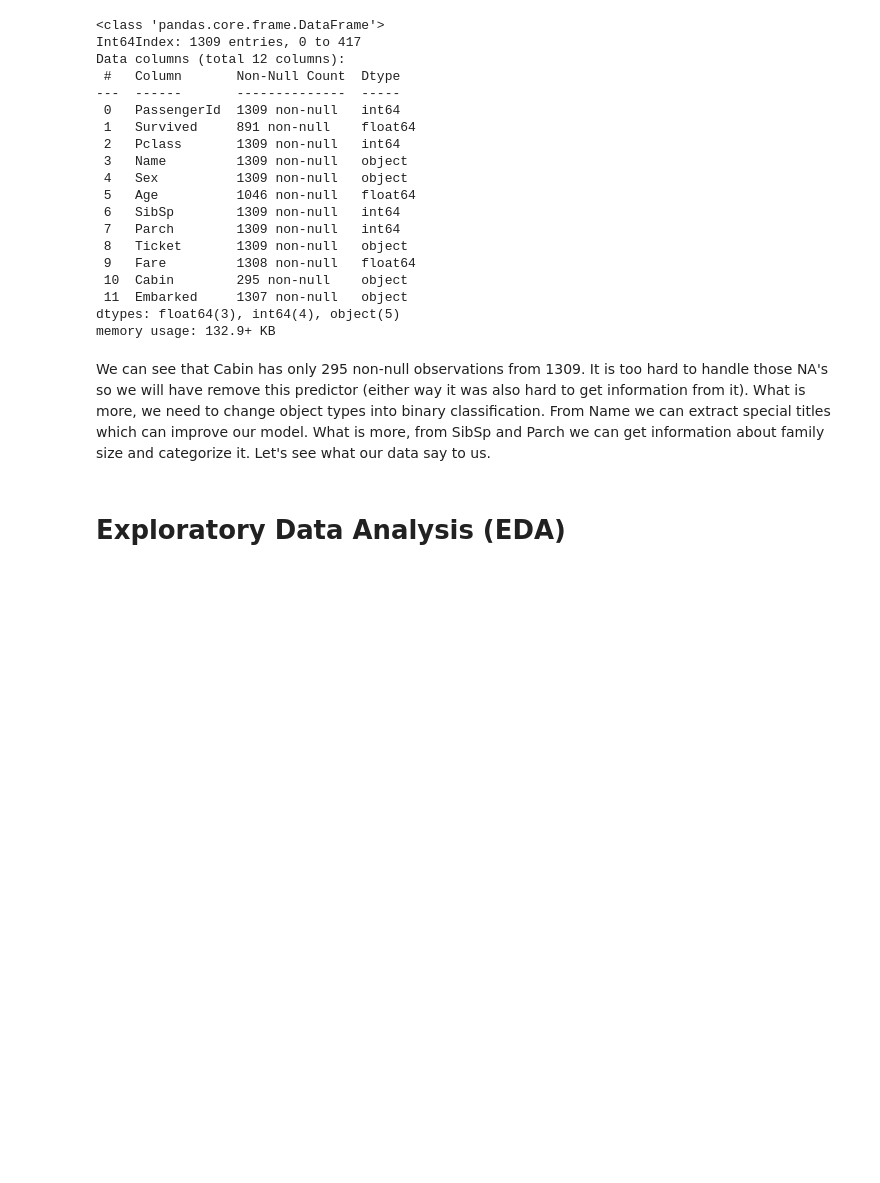
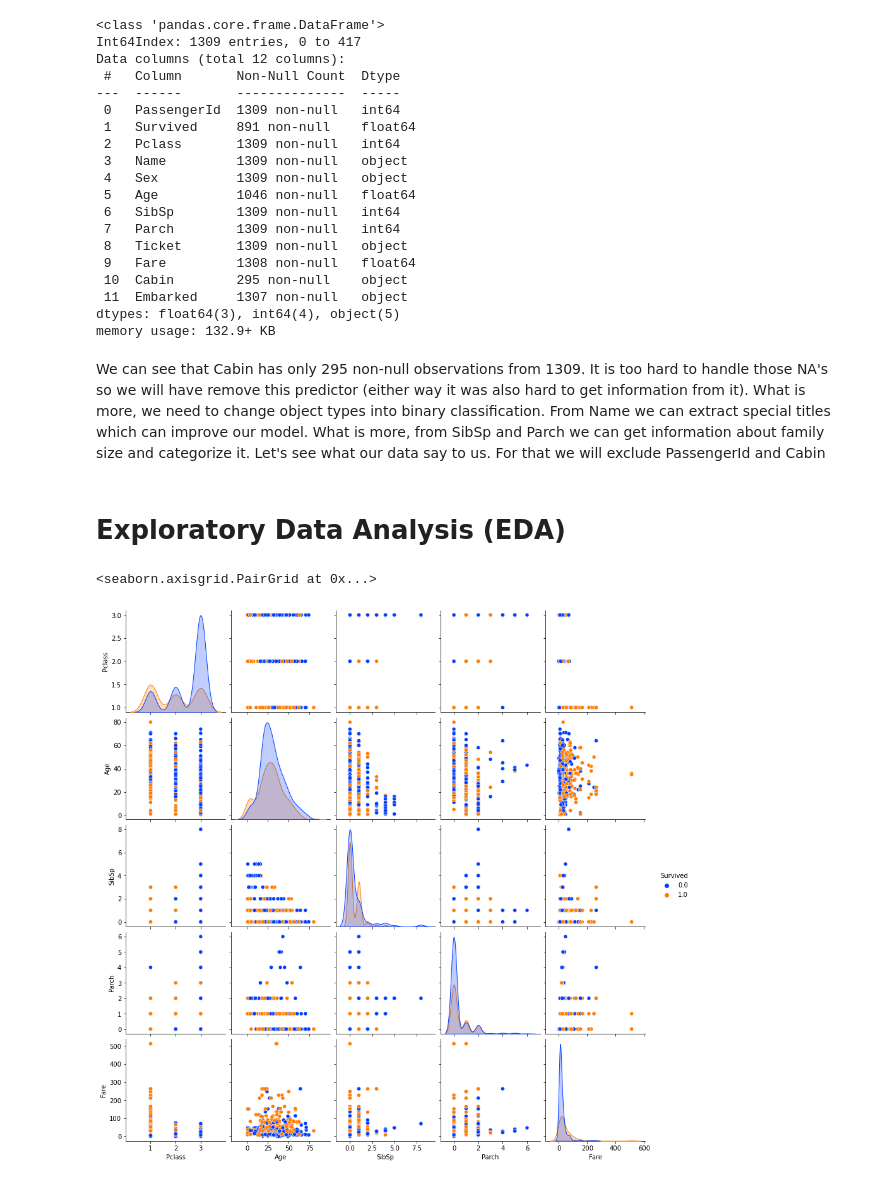
Before and after one commit to szpwski/titanic_kaggle_competition, a Jupyter notebook: Python/svm_titanic.ipynb, the cells around one changed output. Saved outputs shown, nothing was run; the diff lists cells and outputs as text; code cells hidden in the pictures; blank space fills up the shorter version.

```diff
--- a/Python/svm_titanic.ipynb
+++ b/Python/svm_titanic.ipynb
@@ -83,6 +84,13 @@ Data columns (total 12 columns):
 dtypes: float64(3), int64(4), object(5)
 memory usage: 132.9+ KB
 # %% [markdown]
-We can see that Cabin has only 295 non-null observations from 1309. It is too hard to handle those NA's so we will have remove this predictor (either way it was also hard to get information from it). What is more, we need to change object types into binary classification. From Name we can extract special titles which can improve our model. What is more, from SibSp and Parch we can get information about family size and categorize it. Let's see what our data say to us.
+We can see that Cabin has only 295 non-null observations from 1309. It is too hard to handle those NA's so we will have remove this predictor (either way it was also hard to get information from it). What is more, we need to change object types into binary classification. From Name we can extract special titles which can improve our model. What is more, from SibSp and Parch we can get information about family size and categorize it. Let's see what our data say to us. For that we will exclude PassengerId and Cabin
+# %%
+df1 = df.drop(["PassengerId","Cabin"],axis=1)
 # %% [markdown]
 # Exploratory Data Analysis (EDA)
+# %%
+sns.pairplot(df1, hue="Survived", palette="bright")
+# %% [output]
+<seaborn.axisgrid.PairGrid at 0x...>
+[figure, added]
```
Also changed, not shown: parts of 20 cells of this notebook, 2 other files.
